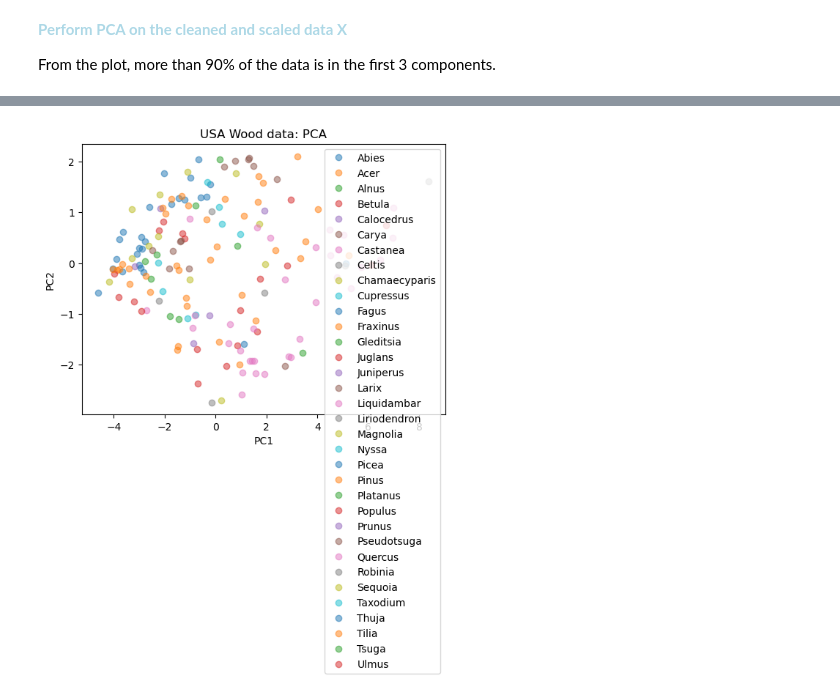
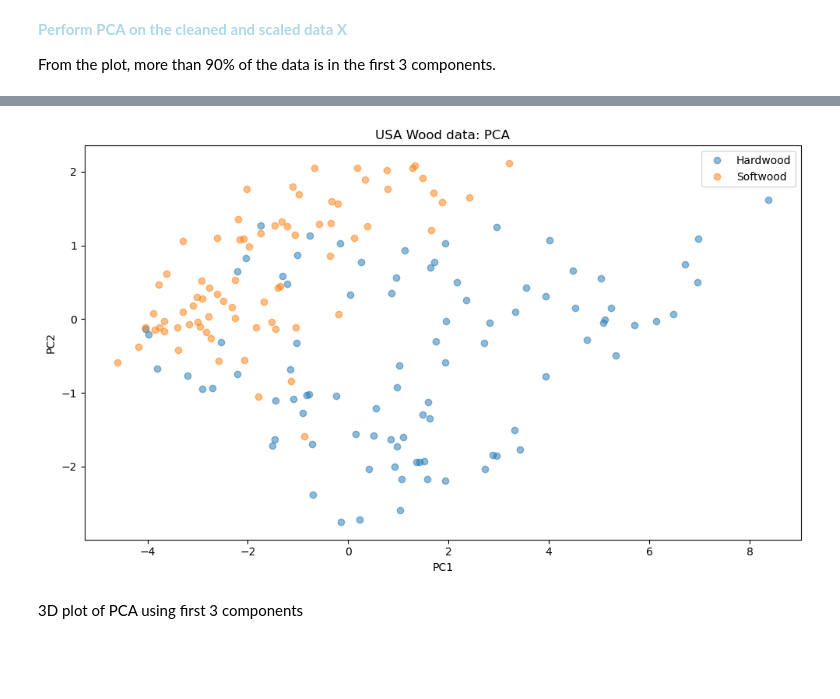
Before and after one commit to JohnOng123/02450-Project-1, a Jupyter notebook: 02450_project1.ipynb, the cells around one changed output, grey strips where cells are left out. Cells and saved outputs as stored; diff of their text form; code cells hidden in the pictures; blank space fills up the shorter version.

Commit message:
class label used "classification", comparison of most influential attributes for various PCs, added more plots

```diff
--- a/02450_project1.ipynb
+++ b/02450_project1.ipynb
@@ -23,7 +23,7 @@ import pandas as pd
 # %% [markdown]
 Load data of usa_wood_data_formatted.csv
 # %%
-data = pd.read_csv('C:/Users/ongji/OneDrive/Documents/DTU/02450 Introduction to Machine Learning and Data Mining/usa_wood_data_formatted.csv')
+data = pd.read_csv('C:/Users/ongji/OneDrive/Documents/DTU/02450 Introduction to Machine Learning and Data Mining/02450-Project-1/usa_wood_data_formatted.csv')
 # print(data.head())
 # %% [markdown]
 Clean data by removing rows with missing values
@@ -65,7 +63,7 @@ for i in range(len(attributeNames)):
 
 # Extract class names to python list,
 # then encode with integers (dict)
-classLabels = data_cleaned['genus'].values
+classLabels = data_cleaned['classification'].values
 classNames = sorted(set(classLabels))
 classDict = {className: index for index, className in enumerate(classNames)}
 y = np.array([classDict[label] for label in classLabels])
@@ -85,14 +83,15 @@ j = 7
 
 
 # Plotting the wood data
-for c in range(C):
-    class_mask = y == c
-    plt.scatter(X[class_mask, i], X[class_mask, j], label=classNames[c], alpha=0.5)
-plt.xlabel(attributeNames[i])
-plt.ylabel(attributeNames[j])
-plt.title("Wood Data with Class Labels")
-plt.legend()
-plt.show()
+# plt.figure(figsize=(12,8))
+# for c in range(C):
+#     class_mask = y == c
+#     plt.scatter(X[class_mask, i], X[class_mask, j], label=classNames[c], alpha=0.5)
+# plt.xlabel(attributeNames[i])
+# plt.ylabel(attributeNames[j])
+# plt.title("Wood Data with Class Labels")
+# plt.legend(loc='center left', bbox_to_anchor=(1, 0.5))
+# plt.show()
 # %% [output]
 0 common_species_name
 1 genus
@@ -160,28 +177,33 @@ Cumulative variance explained: [0.75780529 0.89443189 0.94233082 0.96376887 0.98
 # %%
 # scipy.linalg.svd returns "Vh", which is the Hermitian (transpose)
 # of the vector V. So, for us to obtain the correct V, we transpose:
 V = Vh.T
 
 # Project the centered data onto principal component space
 Z = Y @ V
 
 # Indices of the principal components to be plotted
-i = 0 # This is now specific_gravity
-j = 1 # This is now modulus_of_rupture
+i = 0 # 1st PC
+j = 1 # 2nd PC
 
 # Plot PCA of the data
-f = plt.figure()
+f = plt.figure(figsize=(10,6))
 plt.title("USA Wood data: PCA")
 # Z = array(Z)
 for c in range(C):
     # select indices belonging to class c:
     class_mask = y == c
     plt.plot(Z[class_mask, i], Z[class_mask, j], "o", alpha=0.5)
+
+#plt.legend(classNames,loc='center left', bbox_to_anchor=(1, 0.5))
 plt.legend(classNames)
 plt.xlabel("PC{0}".format(i + 1))
 plt.ylabel("PC{0}".format(j + 1))
+plt.tight_layout()
 
 # Output result to screen
 plt.show()
 # %% [output]
-[figure, old version]
+[figure, new version]
+# %% [markdown]
+3D plot of PCA using first 3 components
```
Also changed, not shown: parts of 13 cells of this notebook.
